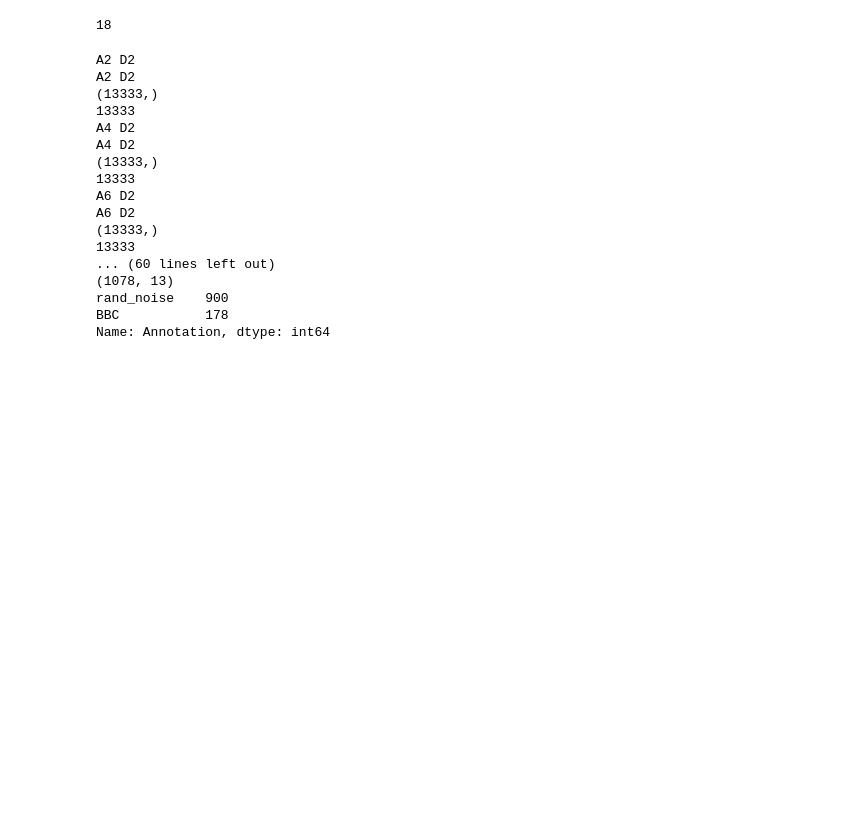
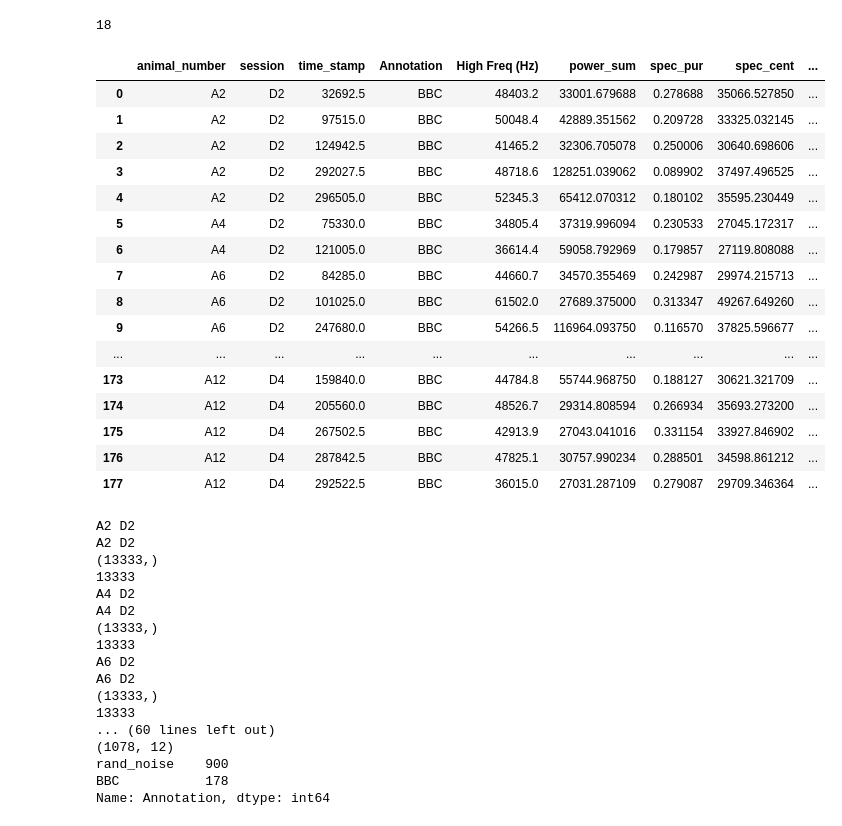
Before and after one commit to grace3999/USV_Python, a Jupyter notebook: 2_xr_Annotations_from_netcdf.ipynb, the cells around one changed output. Drawn from its saved outputs; the diff is of its cells as text; code cells hidden in the pictures; blank space fills up the shorter version.

```diff
--- a/2_xr_Annotations_from_netcdf.ipynb
+++ b/2_xr_Annotations_from_netcdf.ipynb
@@ -204,6 +204,26 @@ for file in files:
 len(path_names)
 # %% [output]
 18
+# %%
+annot_features_yes
+# %% [output]
+|  | animal_number | session | time_stamp | Annotation | High Freq (Hz) | power_sum | spec_pur | spec_cent | ... |
+| 0 | A2 | D2 | 32692.5 | BBC | 48403.2 | 33001.679688 | 0.278688 | 35066.527850 | ... |
+| 1 | A2 | D2 | 97515.0 | BBC | 50048.4 | 42889.351562 | 0.209728 | 33325.032145 | ... |
+| 2 | A2 | D2 | 124942.5 | BBC | 41465.2 | 32306.705078 | 0.250006 | 30640.698606 | ... |
+| 3 | A2 | D2 | 292027.5 | BBC | 48718.6 | 128251.039062 | 0.089902 | 37497.496525 | ... |
+| 4 | A2 | D2 | 296505.0 | BBC | 52345.3 | 65412.070312 | 0.180102 | 35595.230449 | ... |
+| 5 | A4 | D2 | 75330.0 | BBC | 34805.4 | 37319.996094 | 0.230533 | 27045.172317 | ... |
+| 6 | A4 | D2 | 121005.0 | BBC | 36614.4 | 59058.792969 | 0.179857 | 27119.808088 | ... |
+| 7 | A6 | D2 | 84285.0 | BBC | 44660.7 | 34570.355469 | 0.242987 | 29974.215713 | ... |
+| 8 | A6 | D2 | 101025.0 | BBC | 61502.0 | 27689.375000 | 0.313347 | 49267.649260 | ... |
+| 9 | A6 | D2 | 247680.0 | BBC | 54266.5 | 116964.093750 | 0.116570 | 37825.596677 | ... |
+| ... | ... | ... | ... | ... | ... | ... | ... | ... | ... |
+| 173 | A12 | D4 | 159840.0 | BBC | 44784.8 | 55744.968750 | 0.188127 | 30621.321709 | ... |
+| 174 | A12 | D4 | 205560.0 | BBC | 48526.7 | 29314.808594 | 0.266934 | 35693.273200 | ... |
+| 175 | A12 | D4 | 267502.5 | BBC | 42913.9 | 27043.041016 | 0.331154 | 33927.846902 | ... |
+| 176 | A12 | D4 | 287842.5 | BBC | 47825.1 | 30757.990234 | 0.288501 | 34598.861212 | ... |
+| 177 | A12 | D4 | 292522.5 | BBC | 36015.0 | 27031.287109 | 0.279087 | 29709.346364 | ... |
 # %%
 annot_features_yes = pd.DataFrame()
 annot_features_no = pd.DataFrame()
@@ -216,7 +236,7 @@ for path in path_names:
     annot_features_no = annot_features_no.append(annot_no, ignore_index=True)
 
 #create and save combined dataframe of yes and no
-annot_features_yes.drop(['Unnamed: 0'], axis=1, inplace=True)
+annot_features_yes.drop(['Unnamed: 0', 'High Freq (Hz)'], axis=1, inplace=True)
 annot_features_full = pd.concat([annot_features_yes, annot_features_no])
 print(annot_features_full.shape)
 print(annot_features_full.Annotation.value_counts())
@@ -236,7 +256,7 @@ A6 D2
 (13333,)
 13333
 ... (60 lines left out)
-(1078, 13)
+(1078, 12)
 rand_noise    900
 BBC           178
 Name: Annotation, dtype: int64
```
Also changed, not shown: parts of 1 cell of this notebook.
